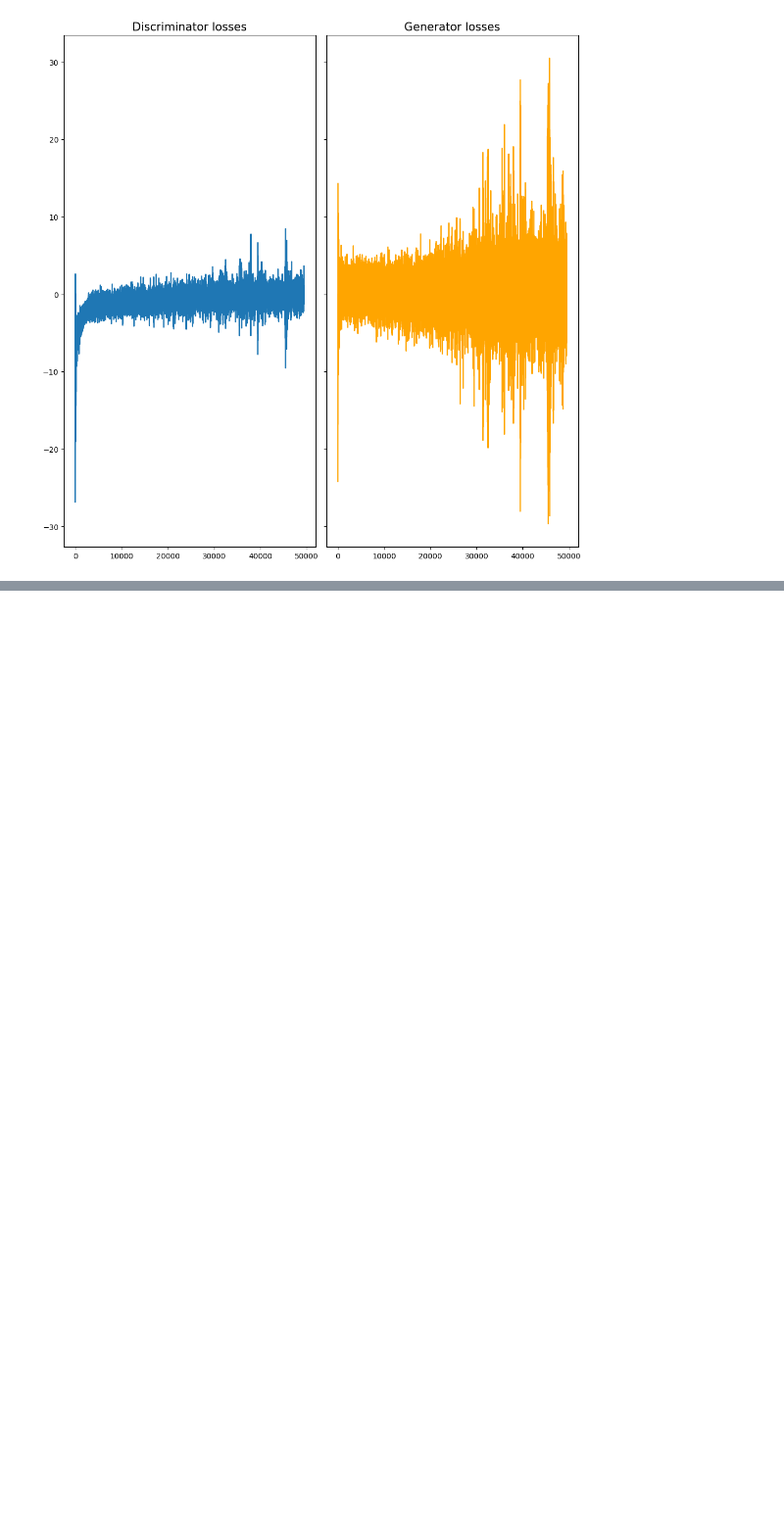
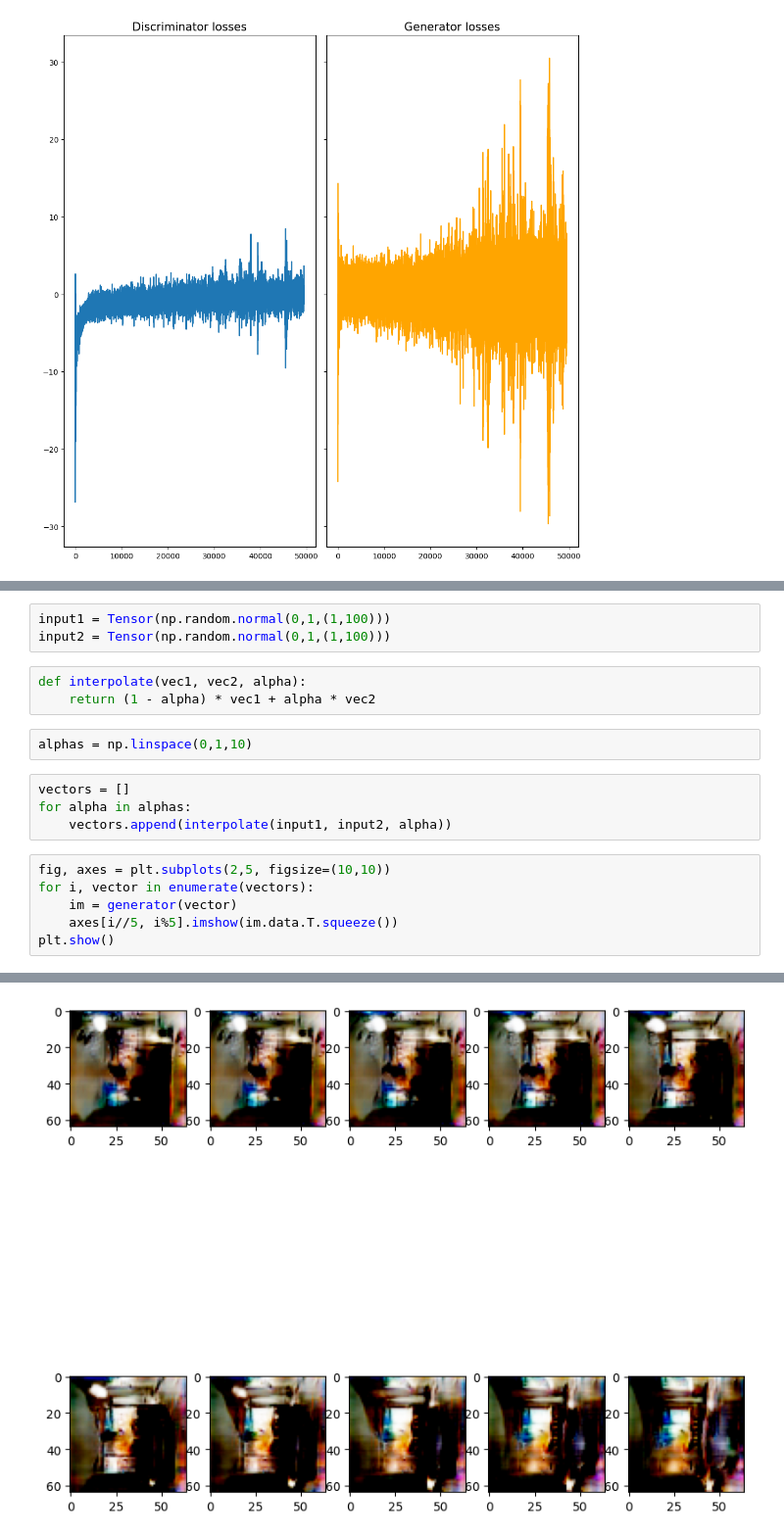
Before and after one commit to jakfol1217/DeepLearning, a Jupyter notebook: Project3/Experiment results.ipynb, the cells around one changed output, grey strips where cells are left out. Shown: that part at 98% size. Drawn from its saved outputs; the diff is of its cells as text; blank space fills up the shorter version.

```diff
--- a/Project3/Experiment results.ipynb
+++ b/Project3/Experiment results.ipynb
@@ -94,0 +126,19 @@ plt.show()
+# %%
+input1 = Tensor(np.random.normal(0,1,(1,100)))
+input2 = Tensor(np.random.normal(0,1,(1,100)))
+# %%
+def interpolate(vec1, vec2, alpha):
+    return (1 - alpha) * vec1 + alpha * vec2
+# %%
+alphas = np.linspace(0,1,10)
+# %%
+vectors = []
+for alpha in alphas:
+    vectors.append(interpolate(input1, input2, alpha))
+# %%
+fig, axes = plt.subplots(2,5, figsize=(10,10))
+for i, vector in enumerate(vectors):
+    im = generator(vector)
+    axes[i//5, i%5].imshow(im.data.T.squeeze())
+plt.show()
+# %% [output]
@@ -94,0 +155 @@ plt.show()
+[figure, added]
```
Also changed, not shown: parts of 4 cells of this notebook.
